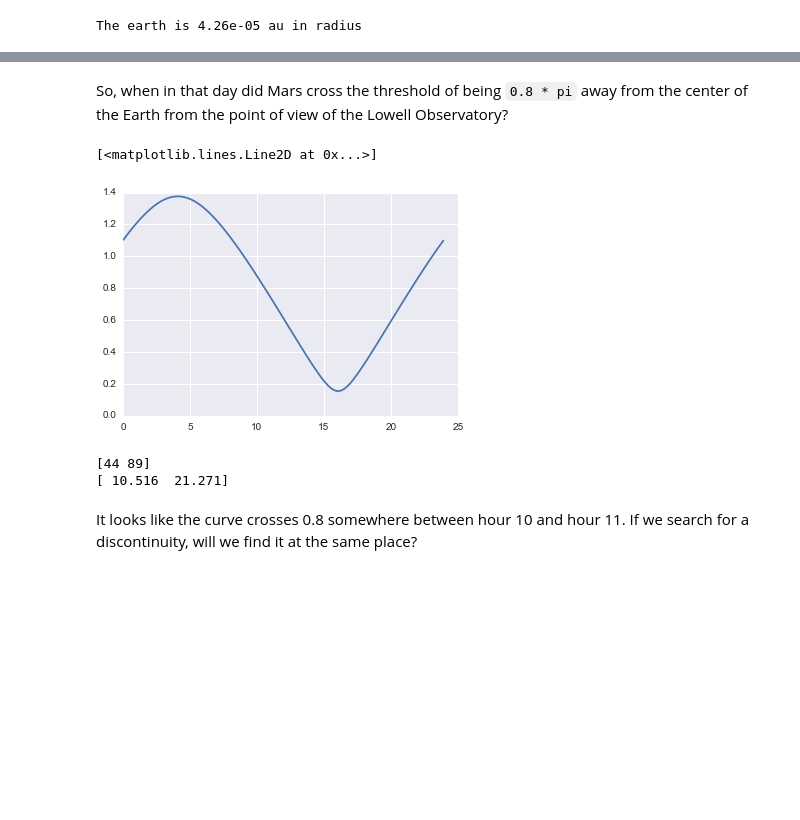
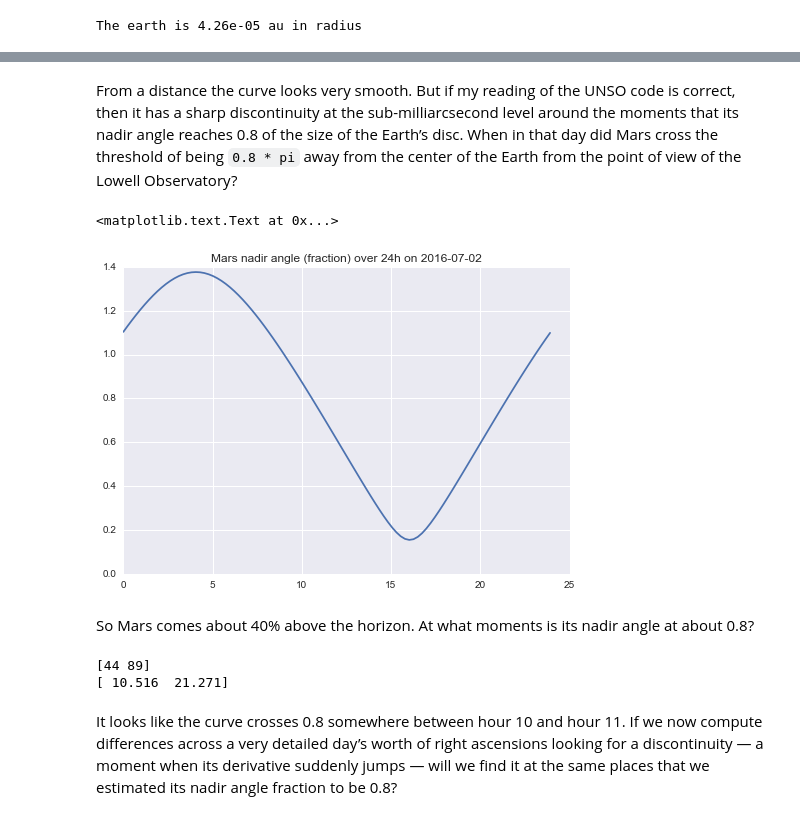
Before and after one commit to skyfielders/astronomy-notebooks, a Jupyter notebook: Skyfield-Notes/Fixing-earth-deflection.ipynb, the cells around one changed output, grey strips where cells are left out. Drawn from its saved outputs; the diff is of its cells as text; code cells hidden in the pictures; blank space fills up the shorter version.

Commit message:
More notebook investigating NOVAS Earth deflection

```diff
--- a/Skyfield-Notes/Fixing-earth-deflection.ipynb
+++ b/Skyfield-Notes/Fixing-earth-deflection.ipynb
@@ -92,5 +104,5 @@ plot(hour, ra)
 # %% [markdown]
-So, when in that day did Mars cross the threshold of being `0.8 * pi` away from the center of the Earth from the point of view of the Lowell Observatory?
+From a distance the curve looks very smooth. But if my reading of the UNSO code is correct, then it has a sharp discontinuity at the sub-milliarcsecond level around the moments that its nadir angle reaches 0.8 of the size of the Earth’s disc. When in that day did Mars cross the threshold of being `0.8 * pi` away from the center of the Earth from the point of view of the Lowell Observatory?
 # %%
 earth = novas.make_object(0, 3, 'Earth', None)
 lowell2 = novas.make_observer_on_surface(
@@ -114,9 +126,12 @@ def nadir_angle(hour):
 # %%
 nadir = array([nadir_angle(h) for h in hour])
 plot(hour, nadir)
+title('Mars nadir angle (fraction) over 24h on 2016-07-02')
 # %% [output]
-[<matplotlib.lines.Line2D at 0x...>]
+<matplotlib.text.Text at 0x...>
-[figure, old version]
+[figure, new version]
+# %% [markdown]
+So Mars comes about 40% above the horizon. At what moments is its nadir angle at about 0.8?
 # %%
 indexes, = nonzero(numpy.diff(numpy.sign(nadir - 0.8)))
 crossings = hour[indexes]
@@ -126,7 +141,7 @@ print crossings
 [44 89]
 [ 10.516  21.271]
 # %% [markdown]
-It looks like the curve crosses 0.8 somewhere between hour 10 and hour 11. If we search for a discontinuity, will we find it at the same place?
+It looks like the curve crosses 0.8 somewhere between hour 10 and hour 11. If we now compute differences across a very detailed day’s worth of right ascensions looking for a discontinuity — a moment when its derivative suddenly jumps — will we find it at the same places that we estimated its nadir angle fraction to be 0.8?
 # %%
 # Takes several seconds to run:
 
```
Also changed, not shown: parts of 19 cells of this notebook.
